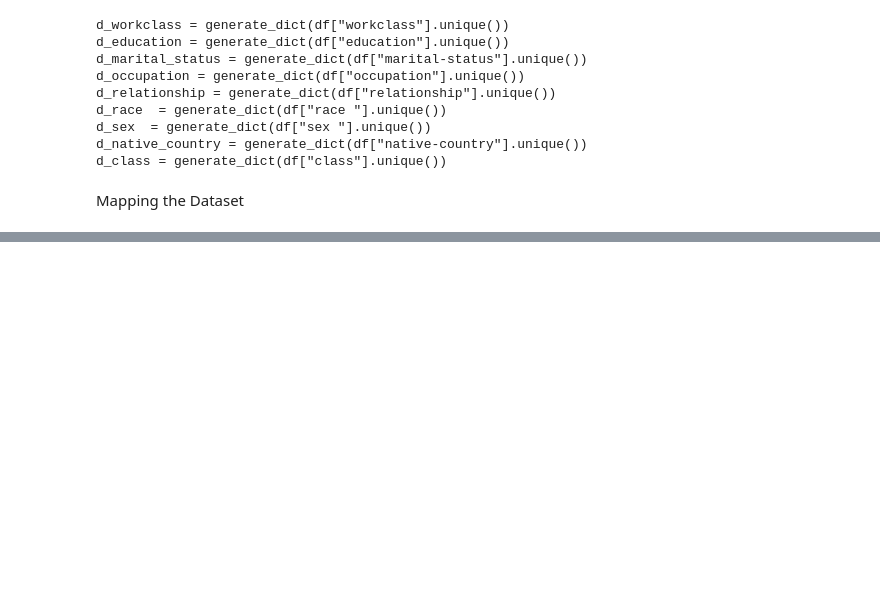
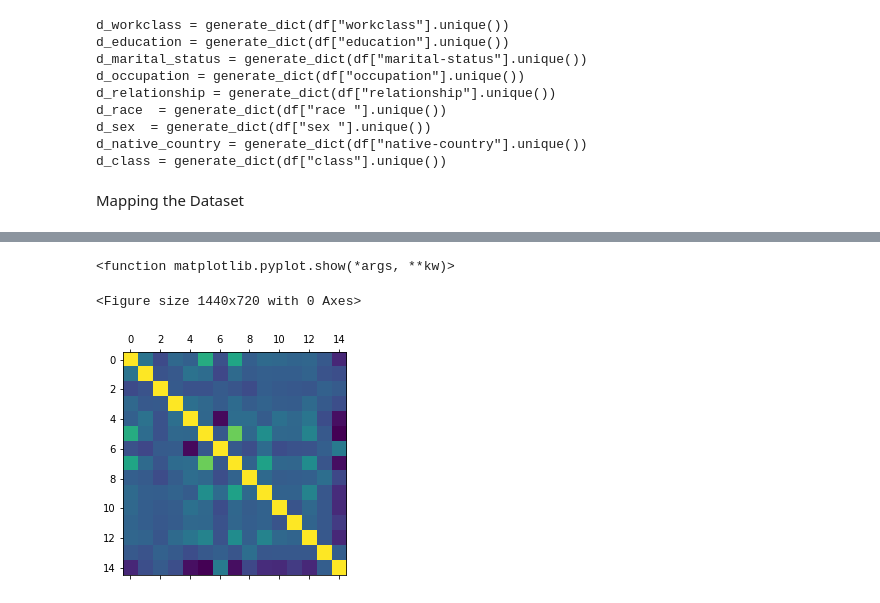
Before and after one commit to AbhishekMaira10/ML-DS-DL, a Jupyter notebook: Machine Learning/salary_prediction/salary_prediction-ml.ipynb, the cells around one changed output, grey strips where cells are left out. Drawn from its saved outputs; the diff is of its cells as text; code cells hidden in the pictures; blank space fills up the shorter version.

```diff
--- a/Machine Learning/salary_prediction/salary_prediction-ml.ipynb
+++ b/Machine Learning/salary_prediction/salary_prediction-ml.ipynb
@@ -105,0 +121,9 @@ df2.to_csv("Adult_Salary_Dataset_2.csv")
+# %%
+#plotting using matplotlib
+plt.figure(figsize=(20,10))
+plt.matshow(corr_mat)
+plt.show
+# %% [output]
+<function matplotlib.pyplot.show(*args, **kw)>
+<Figure size 1440x720 with 0 Axes>
+[figure, added]
```
Also changed, not shown: parts of 32 cells of this notebook, 3 other files.
